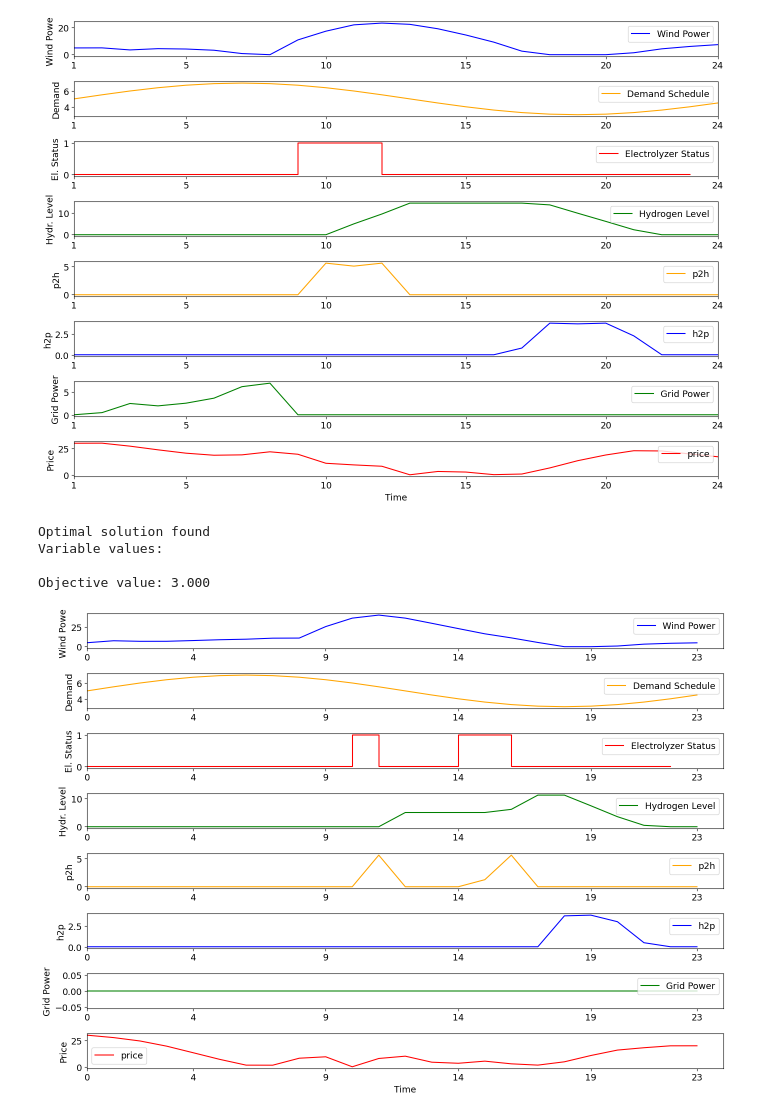
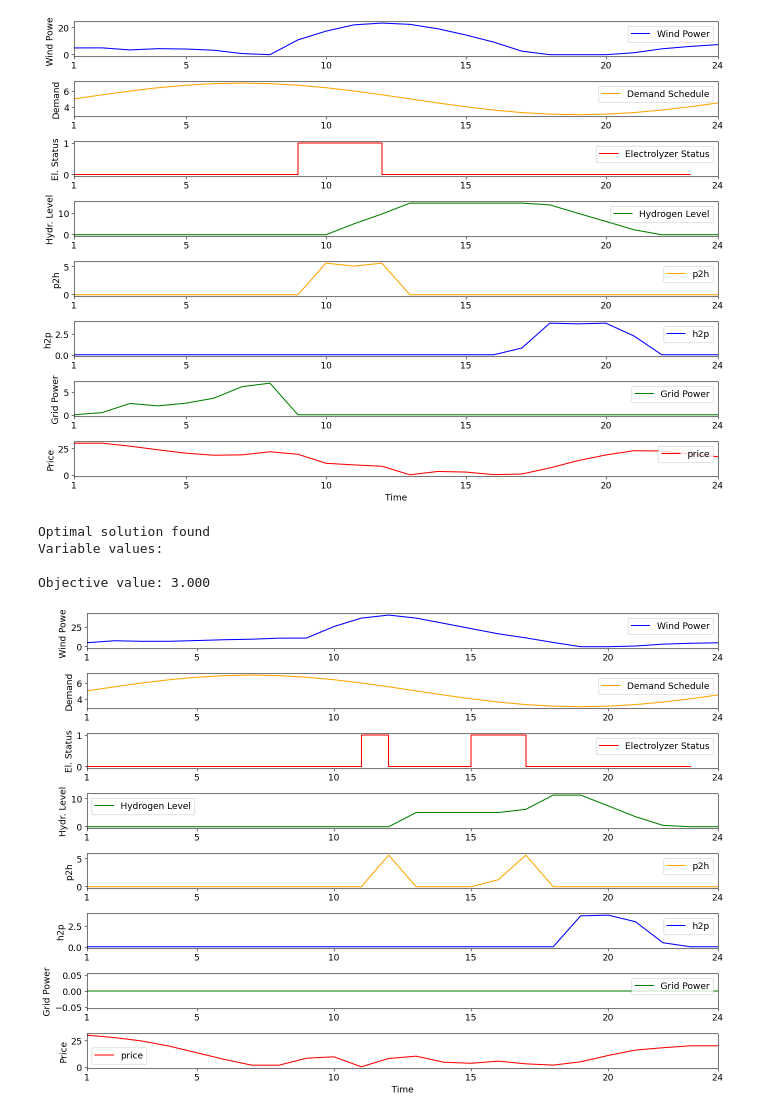
Before and after one commit to PK1725/02435_DMUU, a Jupyter notebook: assignment_A/task_0.ipynb, the cells around one changed output. Cells and saved outputs as stored; diff of their text form; code cells hidden in the pictures.

Commit message:
updated task0 plot

```diff
--- a/assignment_A/task_0.ipynb
+++ b/assignment_A/task_0.ipynb
@@ -186,7 +183,7 @@ if results.solver.termination_condition == TerminationCondition.optimal:
 else:
     print("No optimal solution found.")
 
-times = range(T)
+times = range(1,T+1)
 wind_trajectory = selected_winds
 price_trajectory = selected_prices
 
@@ -225,31 +222,34 @@ plt.subplot(8, 1, 6)
 plt.plot(times, e_h2p_values, label="h2p", color="blue")
 plt.ylabel("h2p")
 plt.legend()
 
 
 plt.subplot(8, 1, 7)
 plt.plot(times, p_grid_values, label="Grid Power", color="green")
 plt.ylabel("Grid Power")
 plt.legend(loc="upper right")
 
 plt.subplot(8, 1, 8)
 plt.plot(times, price_trajectory, label="price", color="red")
 plt.ylabel("Price")
 plt.xlabel("Time")
 plt.legend()
 
+
 for i in range(1,9):
     plt.subplot(8, 1, i)
     plt.xlim(1,T)
     plt.xticks([times[0]] + list(times[4::5]) + [times[-1]])
 
 
+
+
 plt.tight_layout()
 plt.savefig("figures/task_0_2.pdf", format="pdf", bbox_inches="tight")
 plt.show()
 # %% [output]
 Optimal solution found
 Variable values:
 
 Objective value: 3.000
-[figure, old version]
+[figure, new version]
```
Also changed, not shown: parts of 1 cell of this notebook, 2 other files.
